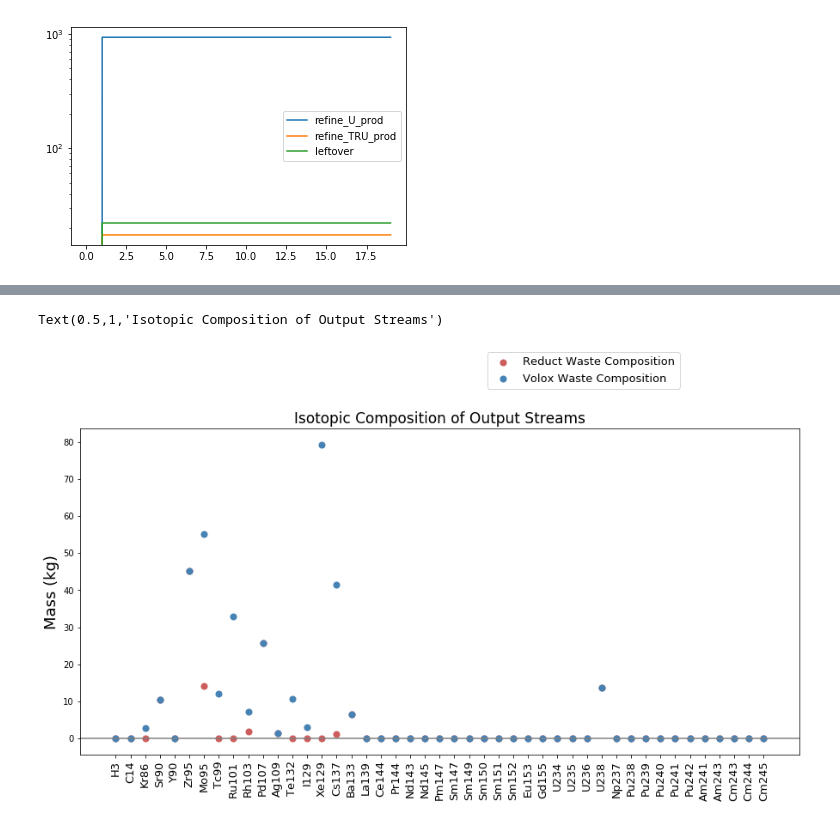
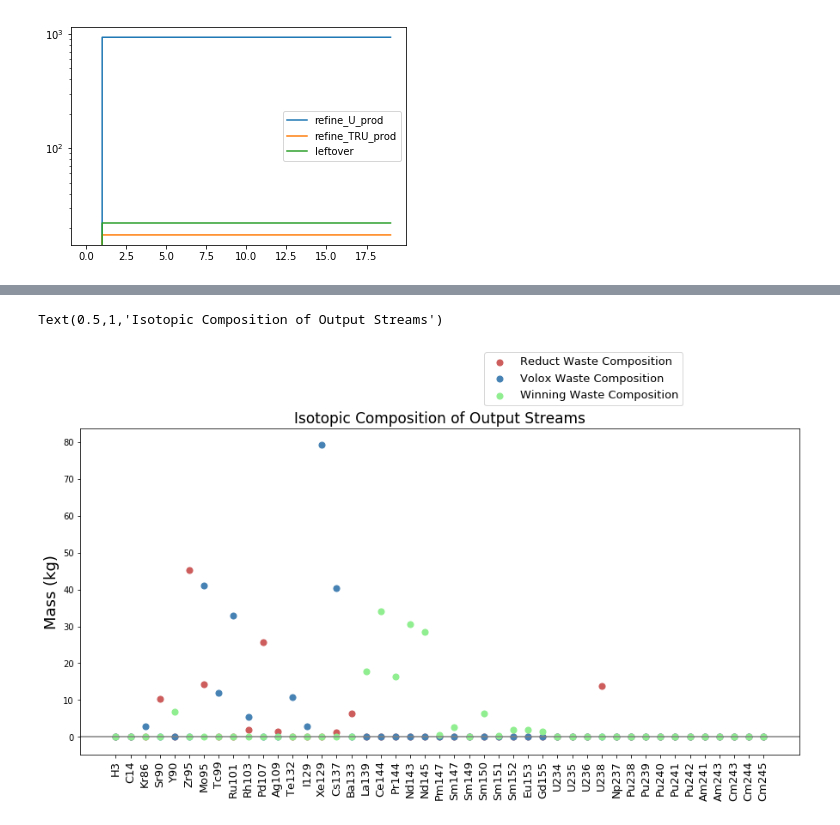
Before and after one commit to katyhuff/recycle, a Jupyter notebook: input/PyRe Analysis.ipynb, the cells around one changed output, grey strips where cells are left out. Cells and saved outputs as stored; diff of their text form; code cells hidden in the pictures.

```diff
--- a/input/PyRe Analysis.ipynb
+++ b/input/PyRe Analysis.ipynb
@@ -150,6 +150,8 @@ def isotope_total_cum(cur,num,in_dict):
 
     streamlist = ["reduct_waste","volox_waste","winning_waste","refine_U_prod","refine_TRU_prod"]
     isotope_total_list = []
+    isotope_list = []
+    isotope_ttal = 0
 
     for stream in streamlist:
         init_yr, init_month, duration, timestep = an.get_timesteps(cur)
@@ -164,10 +166,9 @@ def isotope_total_cum(cur,num,in_dict):
         isotope_total = np.sum(isotope_list)
         isotope_total_list.append(isotope_total)
 
-    isotope_total_cum = np.cumsum(isotope_total_list)
     name = nn.name(num)
-    in_dict[name] = isotope_total_cum
-    return
+    in_dict[name] = isotope_total_list
+    return in_dict
 # %%
 dict_1 = {}
 nucnum = [10030000,60140000,360860000,380900000,390900000,400950000,420950000,430990000,441010000,451030000,
@@ -177,5 +178,4 @@ nucnum = [10030000,60140000,360860000,380900000,390900000,400950000,420950000,43
 962440000,962450000]
 for x in range(0,45):
     num = nucnum[x]
-    isotope_total_cum(cursor_1,num,dict_1)
-print(dict_1)
+    dict_2 = isotope_total_cum(cursor_1,num,dict_1)
@@ -199,32 +182,32 @@ print(dict_1)
 # %%
 init_yr, init_month, duration, timestep = an.get_timesteps(cursor_1)
-key_list = list(dict_1.keys())
+key_list = list(dict_2.keys())
 y_pos = np.arange(len(key_list))
 w = 45
 h = 5
 stream_ = [[0 for x in range(w)] for y in range(h)]
 
 for y in range(0, 5):
     n = 0
     for key in key_list:
         temp = list(dict_1[key])
         stream_[y][n] = temp[y]
         n = n+1
 
 #plt.scatter(range(1,46),stream_[0])
 
 fig, ax = plt.subplots(figsize=(15,7))
 plt.axhline(y=0,color='grey')
 ax.scatter(range(0,45),stream_[0],color = 'indianred', label='Reduct Waste Composition', marker = "o", s = 50)
 ax.scatter(range(0,45),stream_[1],color = 'steelblue', label='Volox Waste Composition', marker = "o", s = 50)
-#ax.scatter(range(0,45),stream_[2],color = 'lightgreen', label='Winning Waste Composition', marker = "o", s = 50)
+ax.scatter(range(0,45),stream_[2],color = 'lightgreen', label='Winning Waste Composition', marker = "o", s = 50)
 box = ax.get_position()
 ax.set_position([box.x0,box.y0 + box.height,box.width,box.height*1])
 handles, labels = ax.get_legend_handles_labels()
 plt.xticks(y_pos,key_list,rotation=90,fontsize=13)
 ax.legend(handles, labels, fontsize=13,loc='upper center',bbox_to_anchor=(0.7,1.25),fancybox=True)
 ax.set_ylabel('Mass (kg)', fontsize=18)
 ax.set_title('Isotopic Composition of Output Streams' , fontsize=17)
 # %% [output]
 Text(0.5,1,'Isotopic Composition of Output Streams')
-[figure, old version]
+[figure, new version]
```
Also changed, not shown: parts of 1 cell of this notebook.
